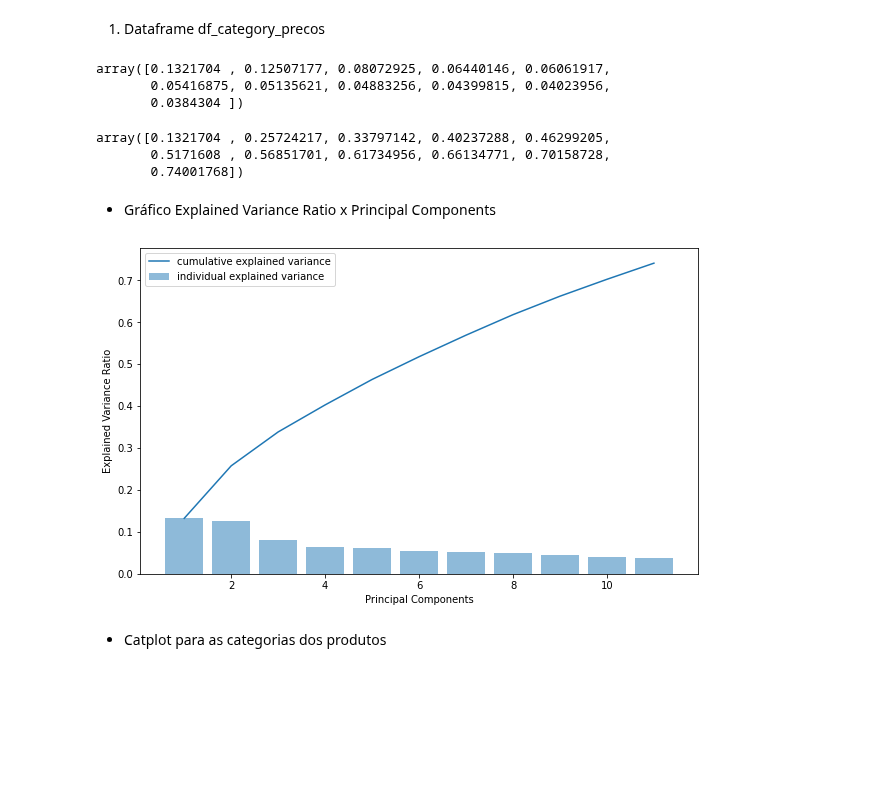
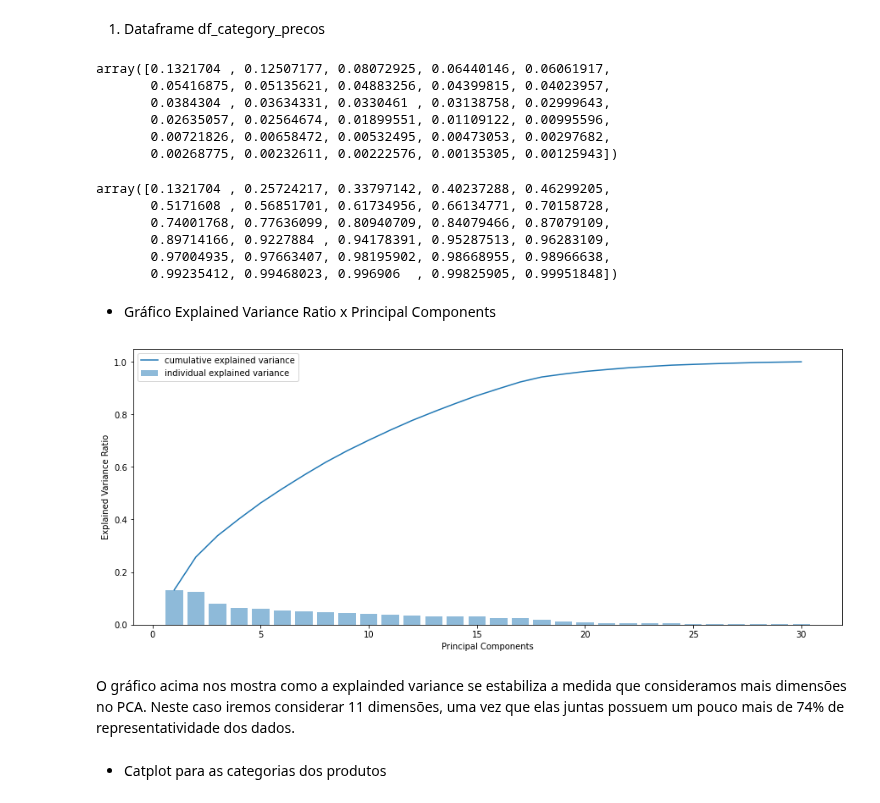
Before and after one commit to smalvar/olist-e-commerce, a Jupyter notebook: PCA_analysis.ipynb, the cells around one changed output. Saved outputs shown, nothing was run; the diff lists cells and outputs as text; code cells hidden in the pictures; blank space fills up the shorter version.

Commit message:
Refactor function pca_model and update plots

```diff
--- a/PCA_analysis.ipynb
+++ b/PCA_analysis.ipynb
@@ -287,8 +287,8 @@ df_category_flags.shape
 Agora sim iremos analisar as categorias compradas por cada cliente e para isso utilizaremos o algorítimo de análise dos componentes principais (PCA). Inicialmente aplicaremos no dataframe com as flags e ver o seu comportamento.
 # %%
 # Construindo o modelo do PCA
-def pca_model(df):
-  pca = PCA(n_components=11)
+def pca_model(df, num_componentes):
+  pca = PCA(n_components=num_componentes)
   df = pca.fit_transform(df)
   componentes = pca.explained_variance_ratio_
   sum_componentes = np.cumsum(componentes)
@@ -300,35 +296,43 @@ Consideramos 11 componentes principais uma vez que desta maneira elas apresentam
 # %% [markdown]
 1) Dataframe df_category_precos
 # %%
-componentes_principais_p , soma_acumulativa_p, pca_p = pca_model(df_category_precos)
+componentes_principais_p , soma_acumulativa_p, pca_p = pca_model(df_category_precos, 30)
 # %%
 # Verificando a variância
 componentes_principais_p
 # %% [output]
 array([0.1321704 , 0.12507177, 0.08072925, 0.06440146, 0.06061917,
-       0.05416875, 0.05135621, 0.04883256, 0.04399815, 0.04023956,
-       0.0384304 ])
+       0.05416875, 0.05135621, 0.04883256, 0.04399815, 0.04023957,
+       0.0384304 , 0.03634331, 0.0330461 , 0.03138758, 0.02999643,
+       0.02635057, 0.02564674, 0.01899551, 0.01109122, 0.00995596,
+       0.00721826, 0.00658472, 0.00532495, 0.00473053, 0.00297682,
+       0.00268775, 0.00232611, 0.00222576, 0.00135305, 0.00125943])
 # %%
 # Verificando a soma acumulativa da variância
 soma_acumulativa_p
 # %% [output]
 array([0.1321704 , 0.25724217, 0.33797142, 0.40237288, 0.46299205,
        0.5171608 , 0.56851701, 0.61734956, 0.66134771, 0.70158728,
-       0.74001768])
+       0.74001768, 0.77636099, 0.80940709, 0.84079466, 0.87079109,
+       0.89714166, 0.9227884 , 0.94178391, 0.95287513, 0.96283109,
+       0.97004935, 0.97663407, 0.98195902, 0.98668955, 0.98966638,
+       0.99235412, 0.99468023, 0.996906  , 0.99825905, 0.99951848])
 # %% [markdown]
 - Gráfico Explained Variance Ratio x Principal Components
 # %%
-plt.figure(figsize=(10,6))
-plt.plot(range(1, 12), soma_acumulativa_p,
+plt.figure(figsize=(15,6))
+plt.plot(range(1, 31), soma_acumulativa_p,
          label='cumulative explained variance')
-plt.bar(range(1, 12), componentes_principais_p, alpha=0.5, align='center',
+plt.bar(range(1, 31), componentes_principais_p, alpha=0.5, align='center',
         label='individual explained variance')
 plt.xlabel('Principal Components')
 plt.ylabel('Explained Variance Ratio')
 plt.legend(loc='best')
 plt.show()
 # %% [output]
-[figure, old version]
+[figure, new version]
+# %% [markdown]
+O gráfico acima nos mostra como a explainded variance se estabiliza a medida que consideramos mais dimensões no PCA. Neste caso iremos considerar 11 dimensões, uma vez que elas juntas possuem um pouco mais de 74% de representatividade dos dados.
 # %% [markdown]
 - Catplot para as categorias dos produtos
 # %%
```
Also changed, not shown: parts of 10 cells of this notebook.
